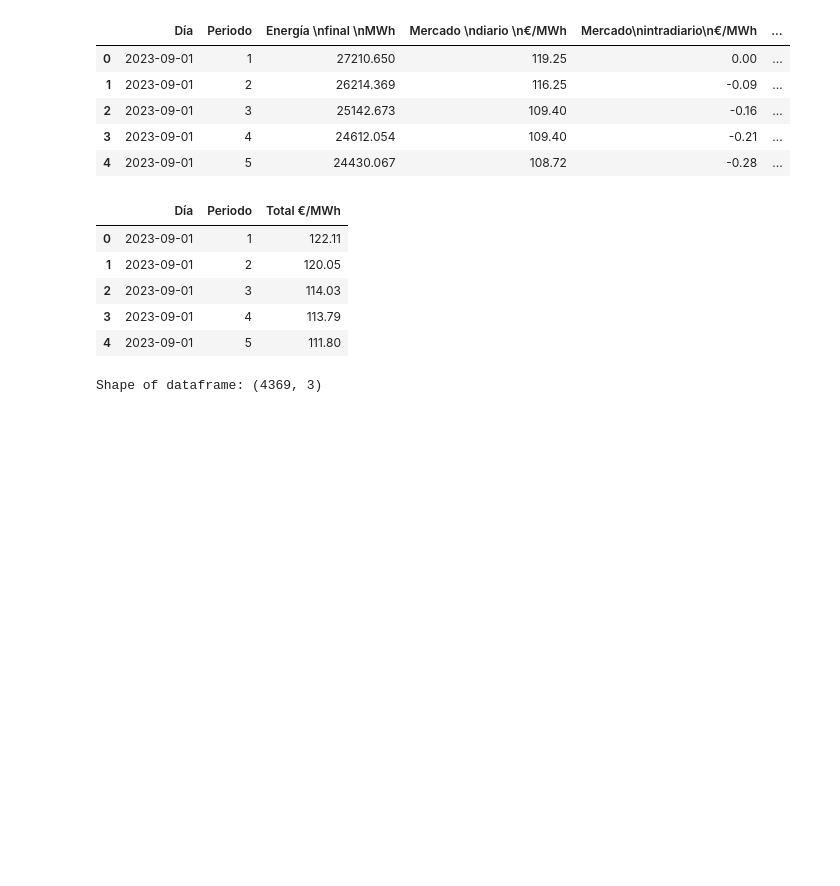
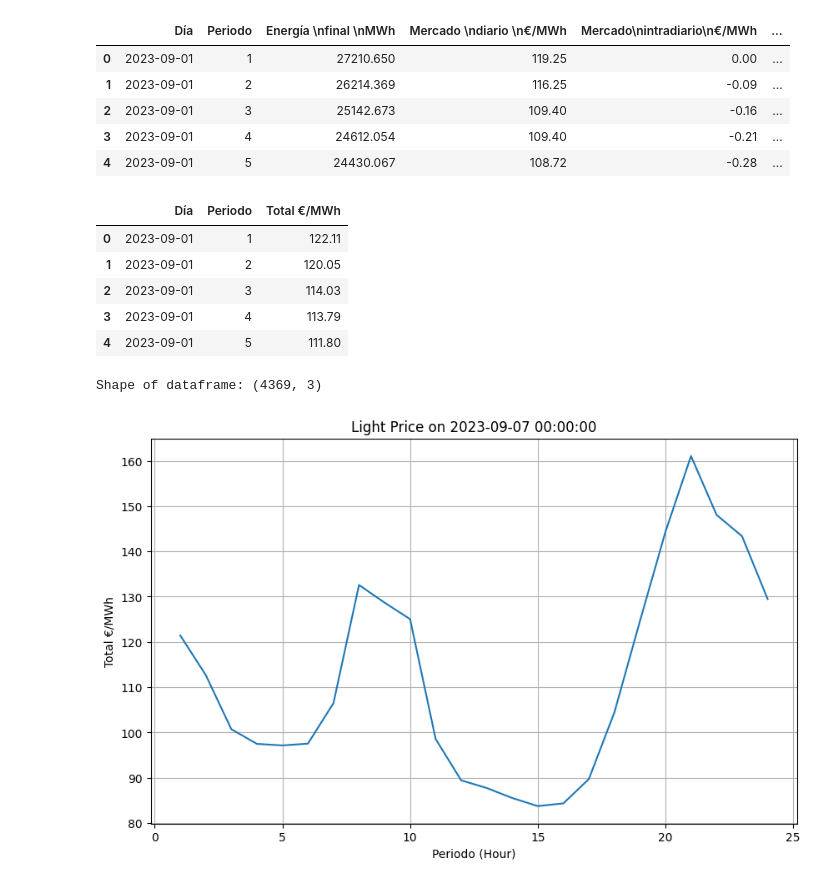
Before and after one commit to Ignacio-Antequera/PVPC-Market-Price-Forecasting, a Jupyter notebook: PVPC-Predictor.ipynb, the cells around one changed output. Cells and saved outputs as stored; diff of their text form; code cells hidden in the pictures; blank space fills up the shorter version.

Commit message:
Plotting graphs to visualize and further understand our data

```diff
--- a/PVPC-Predictor.ipynb
+++ b/PVPC-Predictor.ipynb
@@ -208,3 +208,23 @@ filtered_df.head()
 print(f"Shape of dataframe: {filtered_df.shape}")
 # %% [output]
 Shape of dataframe: (4369, 3)
+# %%
+import matplotlib.pyplot as plt
+
+# Selectthe second day NOTICE INDEX = 24
+day_chosen = 7
+day_to_plot = filtered_df.loc[24 * (day_chosen - 1), "Día"]  # Access Día value from first row
+
+# Filter data for the chosen day
+day_data = filtered_df[filtered_df["Día"] == day_to_plot]
+
+# Plot time series
+plt.figure(figsize=(10, 6))  # Adjust figure size as needed
+plt.plot(day_data["Periodo"], day_data["Total €/MWh"])
+plt.xlabel("Periodo (Hour)")
+plt.ylabel("Total €/MWh")
+plt.title(f"Light Price on {day_to_plot}")
+plt.grid(True)
+plt.show()
+# %% [output]
+[figure, added]
```
Also changed, not shown: parts of 3 cells of this notebook.
